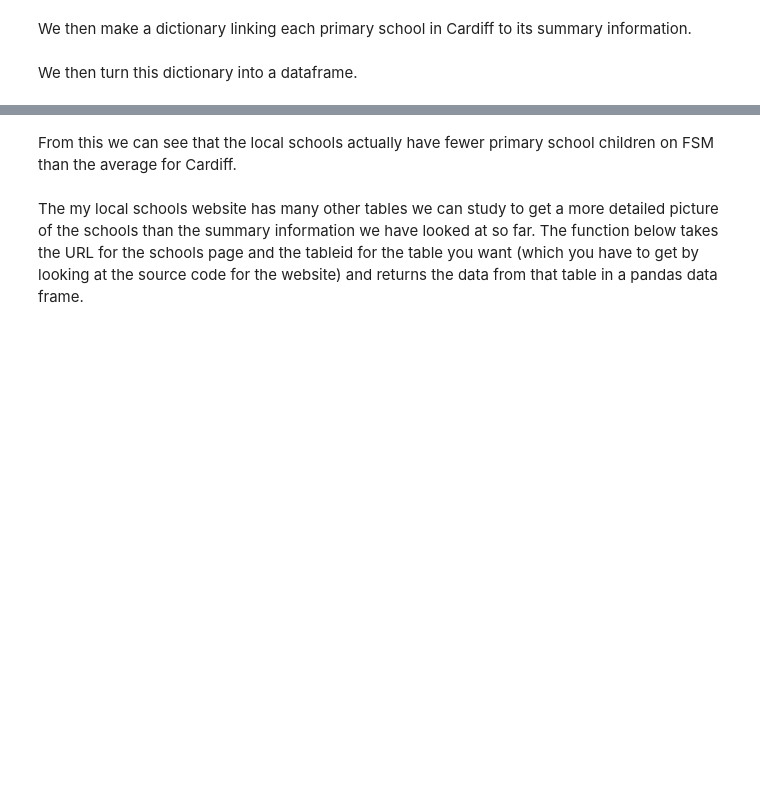
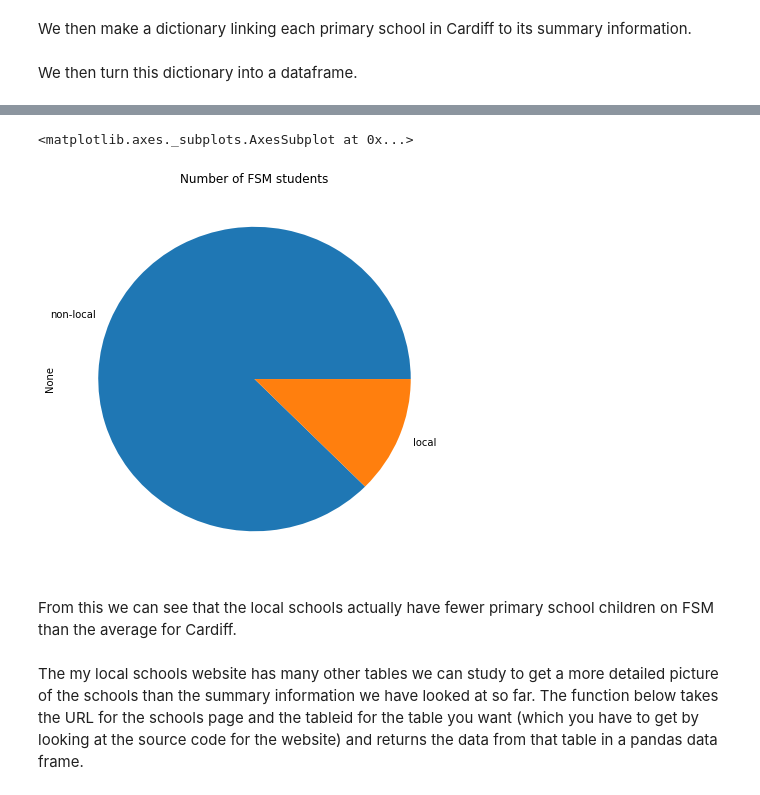
Before and after one commit to idorrington92/SRCDC_cardiff_data_analysis, a Jupyter notebook: codes/schools/my_local_school_webscraping.ipynb, the cells around one changed output, grey strips where cells are left out. Saved outputs shown, nothing was run; the diff lists cells and outputs as text; code cells hidden in the pictures; blank space fills up the shorter version.

```diff
--- a/codes/schools/my_local_school_webscraping.ipynb
+++ b/codes/schools/my_local_school_webscraping.ipynb
@@ -181,3 +181,8 @@ cardiff_fsm_students/cardiff_num_students *100
+# %%
+local_nonlocal_fsm.sum().plot(kind='pie',figsize=(7,7),title='Number of FSM students')
+# %% [output]
+<matplotlib.axes._subplots.AxesSubplot at 0x...>
+[figure, added]
 # %% [markdown]
 From this we can see that the local schools actually have fewer primary school children on FSM than the average for Cardiff.
 # %% [markdown]
```
Also changed, not shown: parts of 9 cells of this notebook, 2 other files.
